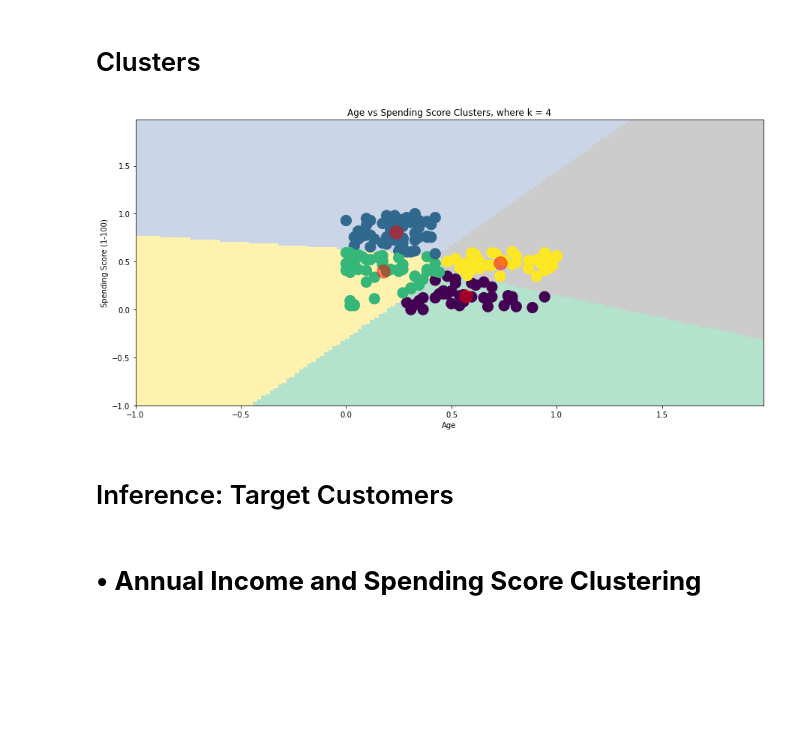
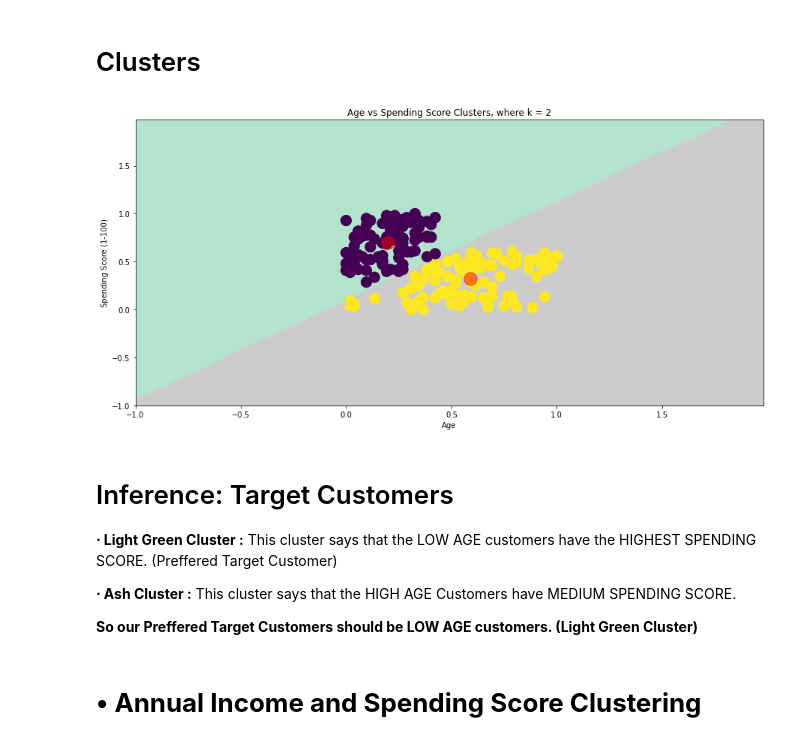
Before and after one commit to KaziShadmanSakib/Artificial-Intelligence, a Jupyter notebook: 97_KaziShadmanSakib_MallCustomerSegmentation.ipynb, the cells around one changed output. Saved outputs shown, nothing was run; the diff lists cells and outputs as text; code cells hidden in the pictures; blank space fills up the shorter version.

Commit message:
Kaggle Notebook | 97_KaziShadmanSakib_MallCustomerSegmentation | Version 5

```diff
--- a/97_KaziShadmanSakib_MallCustomerSegmentation.ipynb
+++ b/97_KaziShadmanSakib_MallCustomerSegmentation.ipynb
@@ -287,7 +287,7 @@ plt.show()
 # %% [markdown]
 # Model Fit using KMeans Clustering Algorithm
 # %%
-k = 4
+k = 2
 algorithm = (KMeans(n_clusters = k ,init='k-means++', n_init = 10 ,max_iter=300,
                         tol=0.0001,  random_state= 111  , algorithm='elkan') )
 algorithm.fit(X1)
@@ -304,21 +304,27 @@ Z = algorithm.predict(np.c_[xx.ravel(), yy.ravel()])
 # %%
 plt.figure(1 , figsize = (15 , 7) )
 plt.clf()
 Z = Z.reshape(xx.shape)
 plt.imshow(Z , interpolation='nearest',
            extent=(xx.min(), xx.max(), yy.min(), yy.max()),
            cmap = plt.cm.Pastel2, aspect = 'auto', origin='lower')
 
-plt.title("Age vs Spending Score Clusters, where k = 4")
+plt.title("Age vs Spending Score Clusters, where k = 2")
 plt.scatter( x = 'Age' ,y = 'Spending Score (1-100)' , data = train_data , c = labels1 ,
             s = 200 )
 plt.scatter(x = centroids1[: , 0] , y =  centroids1[: , 1] , s = 300 , c = 'red' , alpha = 0.5)
 plt.ylabel('Spending Score (1-100)') , plt.xlabel('Age')
 plt.show()
 # %% [output]
-[figure, old version]
+[figure, new version]
-# %% [markdown]
-# Inference: Target Customers
+# %% [markdown]
+# Inference: Target Customers
+
+   **⋅ Light Green Cluster :** This cluster says that the LOW AGE customers have the HIGHEST SPENDING SCORE. (Preffered Target Customer)
+
+   **⋅ Ash Cluster :** This cluster says that the HIGH AGE Customers have MEDIUM SPENDING SCORE.
+
+   **So our Preffered Target Customers should be LOW AGE customers. (Light Green Cluster)**
 # %% [markdown]
 # **• Annual Income and Spending Score Clustering**
 # %% [markdown]
```
Also changed, not shown: parts of 5 cells of this notebook.
